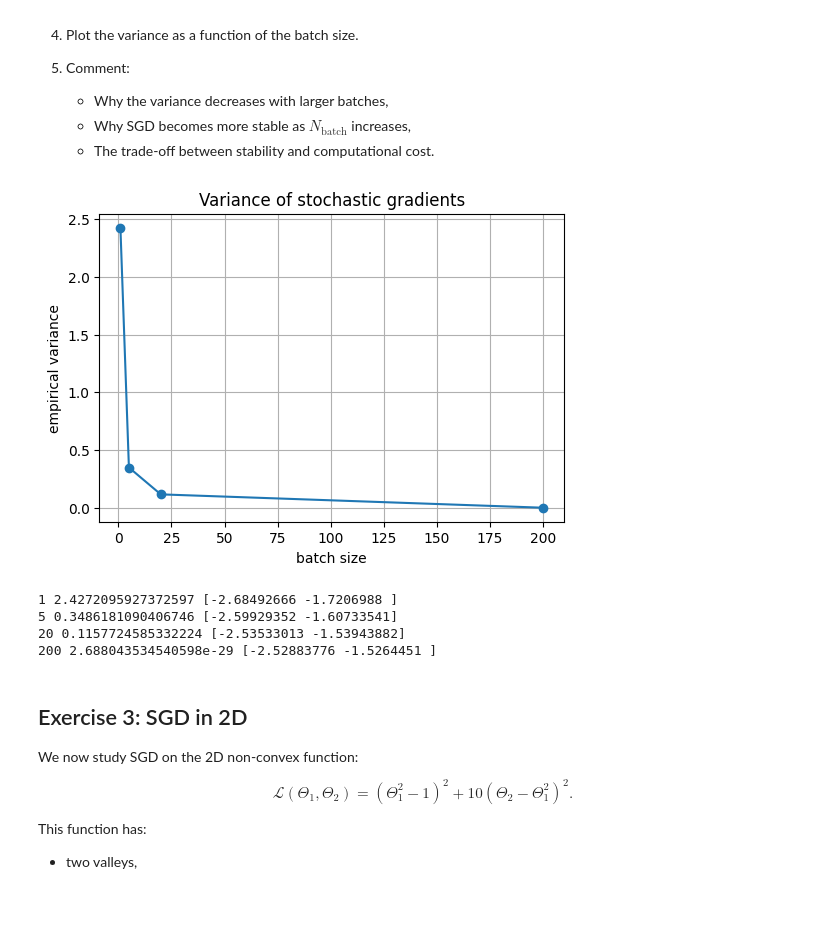
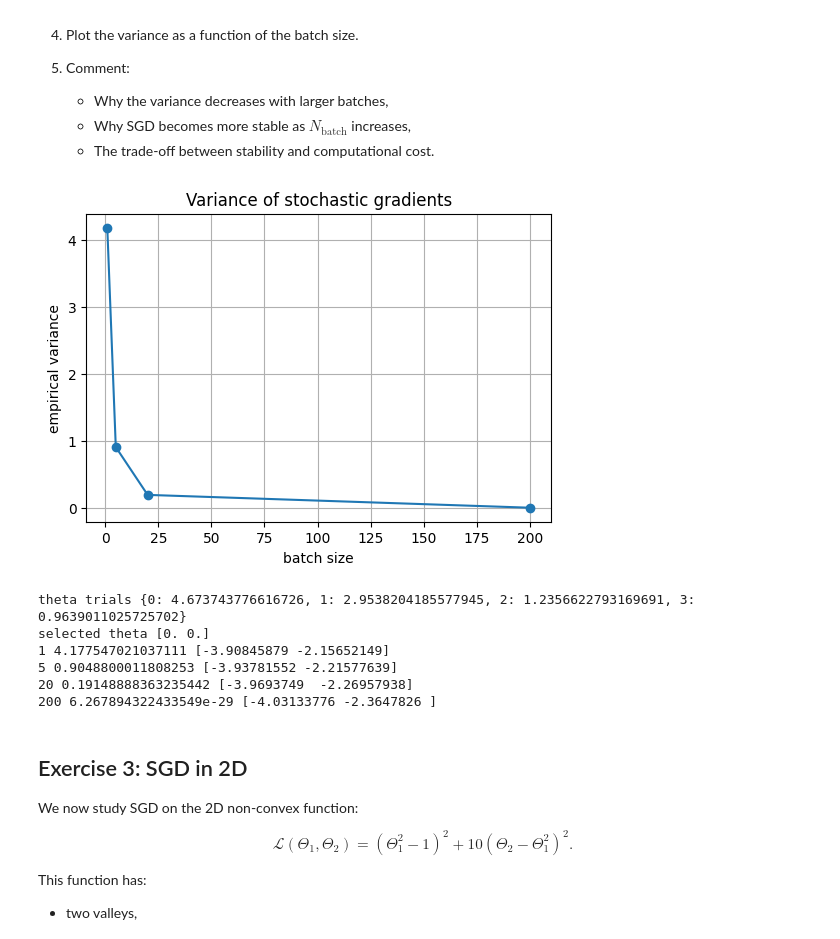
Before and after one commit to mohamadch91/Statistical-and-Mathematical-Methods-for-Machine-Learning-SMM-, a Jupyter notebook: hw2/HW2.ipynb, the cells around one changed output. Saved outputs shown, nothing was run; the diff lists cells and outputs as text; code cells hidden in the pictures; blank space fills up the shorter version.

```diff
--- a/hw2/HW2.ipynb
+++ b/hw2/HW2.ipynb
@@ -69,7 +69,7 @@ def l(theta, X, Y):
 def grad_l(theta, X, Y):
     return (2/len(Y))*X.T @ (X @ theta - Y)
 
-def sgd(l, grad_l, theta0, X, Y, batch_size, lr=0.25, epochs=80):
+def sgd(l, grad_l, theta0, X, Y, batch_size, lr=0.1, epochs=80):
     theta = theta0.copy()
     losses = []
     path = [theta.ravel().copy()]
@@ -83,10 +83,27 @@ def sgd(l, grad_l, theta0, X, Y, batch_size, lr=0.25, epochs=80):
         path.append(theta.ravel().copy())
     return theta, np.array(losses), np.array(path)
 
+lr_candidates = [0.02, 0.05, 0.1, 0.2]
+lr_scores = {}
+for lr in lr_candidates:
+    np.random.seed(10)
+    theta_trial, loss_trial, path_trial = sgd(l, grad_l, np.zeros((2, 1)), X, Y, batch_size=10, lr=lr, epochs=60)
+    lr_scores[lr] = float(loss_trial[-1])
+selected_lr = min(lr_scores, key=lr_scores.get)
+
+epoch_candidates = [40, 80, 120]
+epoch_scores = {}
+for epochs in epoch_candidates:
+    np.random.seed(11)
+    theta_trial, loss_trial, path_trial = sgd(l, grad_l, np.zeros((2, 1)), X, Y, batch_size=N, lr=selected_lr, epochs=epochs)
+    epoch_scores[epochs] = float(loss_trial[-1])
+selected_epochs = min(epoch_scores, key=epoch_scores.get)
+
 batch_sizes = [1, 10, 50, N]
 results = {}
 for batch_size in batch_sizes:
-    results[batch_size] = sgd(l, grad_l, np.zeros((2, 1)), X, Y, batch_size=batch_size)
+    np.random.seed(12)
+    results[batch_size] = sgd(l, grad_l, np.zeros((2, 1)), X, Y, batch_size=batch_size, lr=selected_lr, epochs=selected_epochs)
 
 fig, axes = plt.subplots(1, 2, figsize=(12, 4))
 for batch_size in batch_sizes:
@@ -102,6 +119,10 @@ axes[1].legend()
 plt.tight_layout()
 plt.show()
 
+print("lr trials", lr_scores)
+print("selected lr", selected_lr)
+print("epoch trials", epoch_scores)
+print("selected epochs", selected_epochs)
 for batch_size in batch_sizes:
     theta, losses, path = results[batch_size]
     print(batch_size, theta.ravel(), losses[-1])
@@ -153,38 +178,48 @@ Fix a parameter vector $\Theta$, and repeatedly draw random mini-batches of the
 # %%
 import numpy as np
 import matplotlib.pyplot as plt
 
+theta_candidates = [np.array([[0.0], [0.0]]), np.array([[0.5], [0.5]]), np.array([[1.0], [1.0]]), np.array([[3.0], [-1.0]])]
+theta_scores = {}
+for i, theta_candidate in enumerate(theta_candidates):
+    theta_scores[i] = float(np.linalg.norm(grad_l(theta_candidate, X, Y)))
+selected_idx = max(theta_scores, key=theta_scores.get)
+theta = theta_candidates[selected_idx]
+
 batch_sizes = [1, 5, 20, N]
-theta = np.array([[0.5], [0.5]])
 variances = []
 means = []
 for batch_size in batch_sizes:
     gradients = []
     for k in range(100):
         idx = np.random.choice(N, size=batch_size, replace=False)
         gradients.append(grad_l(theta, X[idx], Y[idx]).ravel())
     gradients = np.array(gradients)
     gbar = gradients.mean(axis=0)
     variance = np.mean(np.sum((gradients - gbar)**2, axis=1))
     variances.append(variance)
     means.append(gbar)
 
 plt.figure(figsize=(6, 4))
 plt.plot(batch_sizes, variances, "o-")
 plt.xlabel("batch size")
 plt.ylabel("empirical variance")
 plt.title("Variance of stochastic gradients")
 plt.grid()
 plt.show()
 
+print("theta trials", theta_scores)
+print("selected theta", theta.ravel())
 for batch_size, variance, mean in zip(batch_sizes, variances, means):
     print(batch_size, variance, mean)
 # %% [output]
-[figure, old version]
+[figure, new version]
-1 2.4272095927372597 [-2.68492666 -1.7206988 ]
-5 0.3486181090406746 [-2.59929352 -1.60733541]
-20 0.1157724585332224 [-2.53533013 -1.53943882]
-200 2.688043534540598e-29 [-2.52883776 -1.5264451 ]
+theta trials {0: 4.673743776616726, 1: 2.9538204185577945, 2: 1.2356622793169691, 3: 0.9639011025725702}
+selected theta [0. 0.]
+1 4.177547021037111 [-3.90845879 -2.15652149]
+5 0.9048800011808253 [-3.93781552 -2.21577639]
+20 0.19148888363235442 [-3.9693749  -2.26957938]
+200 6.267894322433549e-29 [-4.03133776 -2.3647826 ]
 # %% [markdown]
 ## Exercise 3: SGD in 2D
 
```
Also changed, not shown: parts of 3 cells of this notebook, 3 other files.
